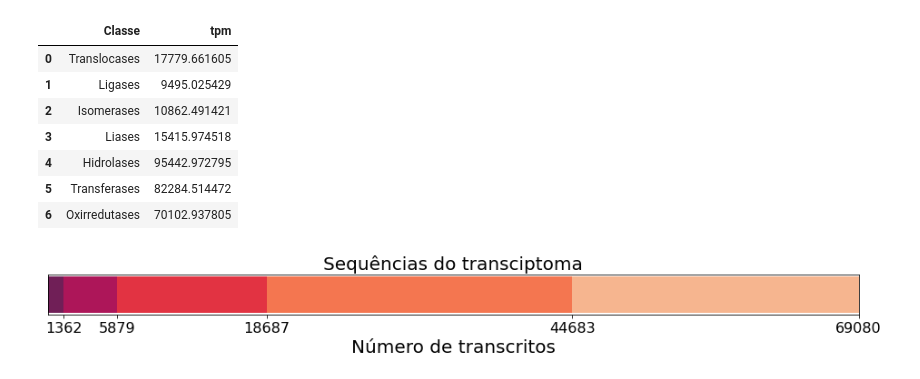
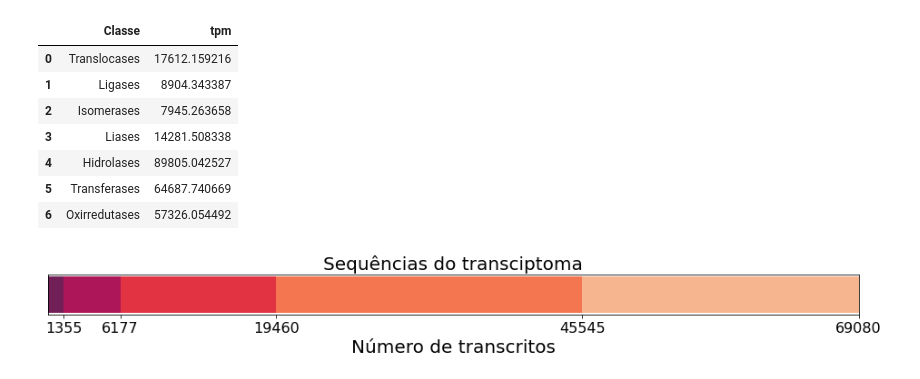
Before and after one commit to juliaradula/rhizomucor_miehei_transcriptome, a Jupyter notebook: transcriptome_mapping.ipynb, the cells around one changed output. Drawn from its saved outputs; the diff is of its cells as text; code cells hidden in the pictures.

```diff
--- a/transcriptome_mapping.ipynb
+++ b/transcriptome_mapping.ipynb
@@ -25,0 +25,4 @@ enzimas.shape
+# %%
+numero_enzimas = anotados["EC number"]
+numero_enzimas = len(numero_enzimas.dropna())
+numero_enzimas
@@ -26,4 +31,4 @@ enzimas.shape
 # %%
-hidrolases = pd.DataFrame(enzimas[enzimas["EC number"].str.match("^3.*") == True])
+hidrolases = pd.DataFrame(anotados[anotados["EC number"].str.match("^3.*") == True])
 hidrolases
 # %% [output]
@@ -47,5 +52,5 @@ hidrolases.shape
 # %%
-peptidases = pd.DataFrame(enzimas[enzimas["EC number"].str.match("^3.4.*") == True])
+peptidases = pd.DataFrame(anotados[anotados["EC number"].str.match("3.4.*") == True])
 # %%
 peptidases.shape
 # %% [output]
@@ -109,13 +131,13 @@ print(oxirresutases2.shape, transferases2.shape, hidrolases2.shape, liases2.shap
 # %%
-classe_enzimas_dict = {"Classe":["Translocases", "Ligases", "Isomerases", "Liases",  "Hidrolases",  "Transferases", "Oxirredutases"], "tpm" : [translocases2["tpm"].sum(), ligases2["tpm"].sum(), isomerases2["tpm"].sum(), liases2["tpm"].sum(), hidrolases2["tpm"].sum(), transferases2["tpm"].sum(), oxirresutases2["tpm"].sum()]}
+classe_enzimas_dict = {"Classe":["Translocases", "Ligases", "Isomerases", "Liases",  "Hidrolases",  "Transferases", "Oxirredutases"], "tpm" : [translocases2["soma_tpm"].sum(), ligases2["soma_tpm"].sum(), isomerases2["soma_tpm"].sum(), liases2["soma_tpm"].sum(), hidrolases2["soma_tpm"].sum(), transferases2["soma_tpm"].sum(), oxirresutases2["soma_tpm"].sum()]}
 classe_enzimas_df = pd.DataFrame(data=classe_enzimas_dict)
 classe_enzimas_df
 # %% [output]
 |  | Classe | tpm |
-| 0 | Translocases | 17779.661605 |
-| 1 | Ligases | 9495.025429 |
-| 2 | Isomerases | 10862.491421 |
-| 3 | Liases | 15415.974518 |
-| 4 | Hidrolases | 95442.972795 |
-| 5 | Transferases | 82284.514472 |
-| 6 | Oxirredutases | 70102.937805 |
+| 0 | Translocases | 17612.159216 |
+| 1 | Ligases | 8904.343387 |
+| 2 | Isomerases | 7945.263658 |
+| 3 | Liases | 14281.508338 |
+| 4 | Hidrolases | 89805.042527 |
+| 5 | Transferases | 64687.740669 |
+| 6 | Oxirredutases | 57326.054492 |
@@ -124,23 +144,23 @@ cm = 1/2.54
 # %%
 classe = ["Transcritos"]
 fig, ax = plt.subplots(figsize=(16,0.8))
 ax.set_xlabel("Número de transcritos", fontdict={"fontsize": 20})
-plt.xticks([1362, 5879, 18687, 44683, 69080], fontsize=16)#, rotation=45)
+plt.xticks([1355, 6177, 19460, 45545, 69080], fontsize=16)#, rotation=45)
 plt.yticks([])
 plt.title("Sequências do transciptoma", fontdict={"fontsize":20})
 
 ax.barh(classe, peptidases.shape[0], color="#701F57", label="Peptidases")
 ax.barh(classe, hidrolases.shape[0]-peptidases.shape[0], color =  "#AD1659" , left = peptidases.shape[0], label="Hidrolases")
-ax.barh(classe, enzimas.shape[0]-hidrolases.shape[0], color = "#E23342", left = hidrolases.shape[0], label="Enzimas")
-ax.barh(classe, anotados.shape[0]-enzimas.shape[0], color = "#F47650", left = enzimas.shape[0], label="Transcritos anotados")
-ax.barh(classe, trinotate.shape[0]-anotados.shape[0], color = "#F6B58F", left = anotados.shape[0], label="Total de transcritos")
+ax.barh(classe, numero_enzimas-hidrolases.shape[0], color = "#E23342", left = hidrolases.shape[0], label="Enzimas")
+ax.barh(classe, anotados.shape[0]-numero_enzimas, color = "#F47650", left = numero_enzimas, label="Transcritos anotados")
+ax.barh(classe, 69080-anotados.shape[0], color = "#F6B58F", left = anotados.shape[0], label="Total de transcritos")
 ax.set_xlim(0,69080)
 
 
 #plt.legend(fontsize=10, loc=4)
 plt.savefig("/content/drive/MyDrive/sequencias_transcriptoma_RMA.png", bbox_inches='tight')
 # %% [output]
-[figure, old version]
+[figure, new version]
 # %%
 fig, ax = plt.subplots(figsize=(8,4))
 ax.set_xlabel("TPM", fontdict={"fontsize":14})
```
Also changed, not shown: parts of 27 cells of this notebook.
